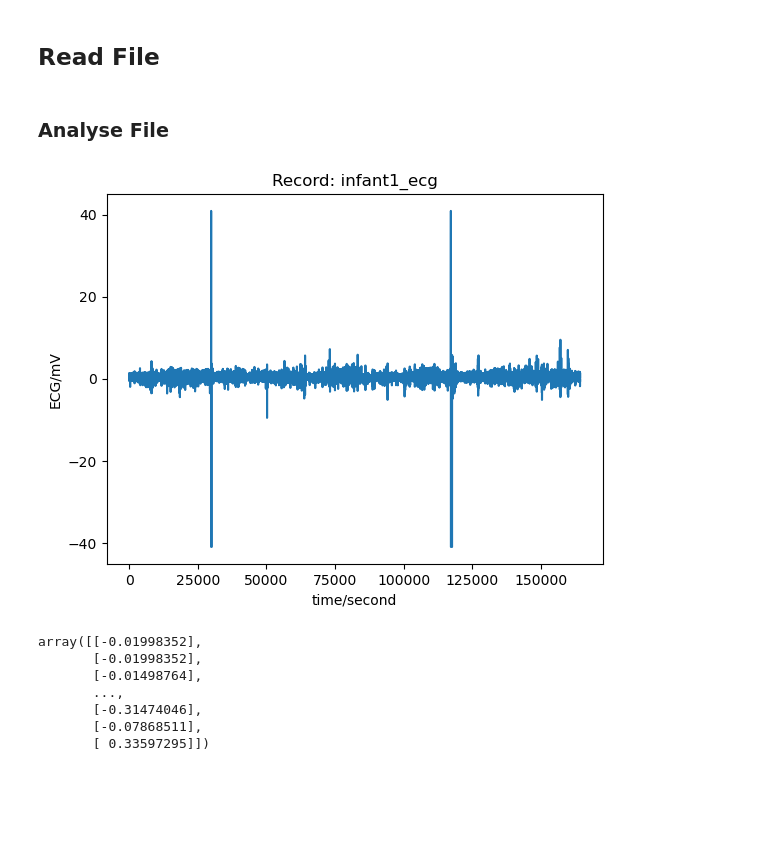
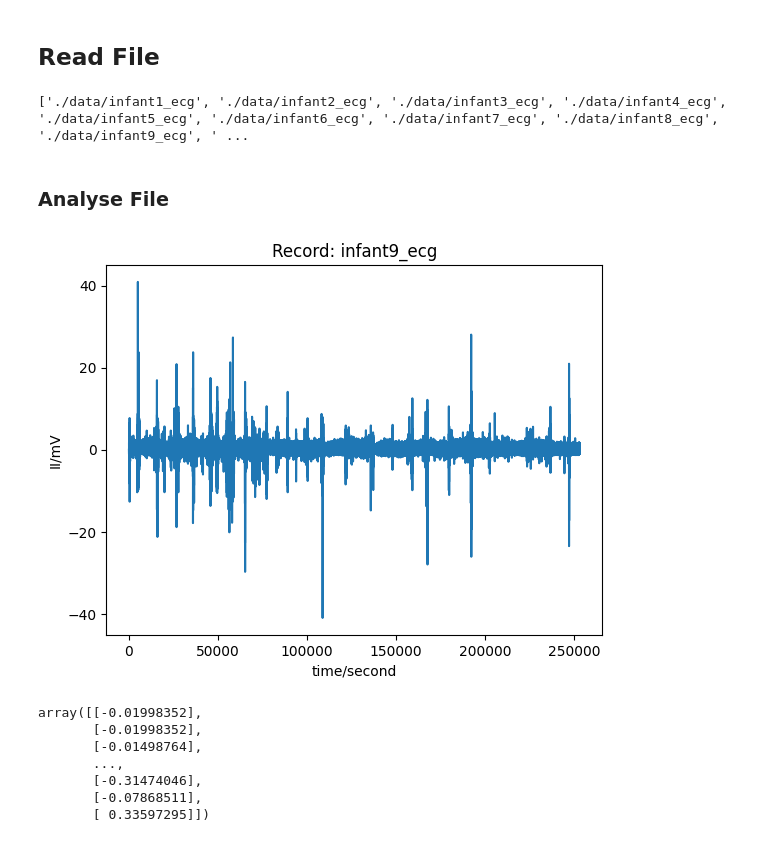
Before and after one commit to ChoyHy/um-ml-assignment, a Jupyter notebook: ECG and Respiratory Data Preprocessing.ipynb, the cells around one changed output. Drawn from its saved outputs; the diff is of its cells as text; code cells hidden in the pictures; blank space fills up the shorter version.

```diff
--- a/ECG and Respiratory Data Preprocessing.ipynb
+++ b/ECG and Respiratory Data Preprocessing.ipynb
@@ -35,16 +36,25 @@ data_folder_path = "./data/"
 # %% [markdown]
 ## Read File
 # %%
-infant_id = 1
-ecg_path = os.path.join(data_folder_path, f"infant{infant_id}_ecg")
-resp_path = os.path.join(data_folder_path, f"infant{infant_id}_resp")
+# infant_id = 1
+ecg_path = []
+resp_path = []
+ecg_data = []
+resp_data = []
+for infant_id in range(1, 11):
+    ecg_path.append(os.path.join(data_folder_path, f"infant{infant_id}_ecg"))
+    resp_path.append(os.path.join(data_folder_path, f"infant{infant_id}_resp"))
 
-ecg_data = wfdb.rdrecord(ecg_path)
-resp_data = wfdb.rdrecord(resp_path)
+    ecg_data.append(wfdb.rdrecord(ecg_path[infant_id-1]))
+    resp_data.append(wfdb.rdrecord(resp_path[infant_id-1]))
+
+print(ecg_path)
+# %% [output]
+['./data/infant1_ecg', './data/infant2_ecg', './data/infant3_ecg', './data/infant4_ecg', './data/infant5_ecg', './data/infant6_ecg', './data/infant7_ecg', './data/infant8_ecg', './data/infant9_ecg', ' ...
 # %% [markdown]
 ### Analyse File
 # %%
-wfdb.plot_wfdb(record=ecg_data)
+wfdb.plot_wfdb(record=ecg_data[8])
 # %% [output]
-[figure, old version]
+[figure, new version]
 # %%
```
Also changed, not shown: parts of 4 cells of this notebook.
